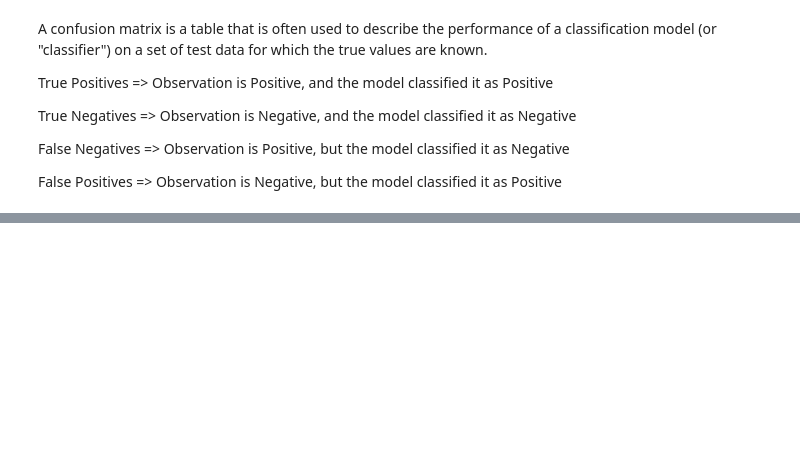
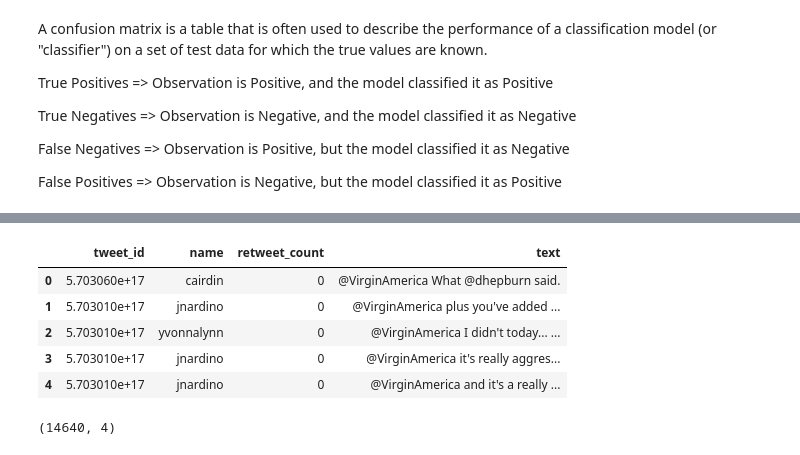
Before and after one commit to thesarwars/Sentiment_Analysis_using_Machine_Learning, a Jupyter notebook: Sentiment.ipynb, the cells around one changed output, grey strips where cells are left out. Saved outputs shown, nothing was run; the diff lists cells and outputs as text; code cells hidden in the pictures; blank space fills up the shorter version.

```diff
--- a/Sentiment.ipynb
+++ b/Sentiment.ipynb
@@ -637,0 +642,15 @@ df
+# %%
+# Importing the dataset
+data = pd.read_csv("/Users/sarwars/Desktop/Projects/twitter us air/Tweets.csv", encoding = "ISO-8859-1")
+data.head()
+# %% [output]
+|  | tweet_id | name | retweet_count | text |
+| 0 | 5.703060e+17 | cairdin | 0 | @VirginAmerica What @dhepburn said. |
+| 1 | 5.703010e+17 | jnardino | 0 | @VirginAmerica plus you've added ... |
+| 2 | 5.703010e+17 | yvonnalynn | 0 | @VirginAmerica I didn't today... ... |
+| 3 | 5.703010e+17 | jnardino | 0 | @VirginAmerica it's really aggres... |
+| 4 | 5.703010e+17 | jnardino | 0 | @VirginAmerica and it's a really ... |
+# %%
+data.shape
+# %% [output]
+(14640, 4)
```
Also changed, not shown: parts of 44 cells of this notebook, 2 other files.
